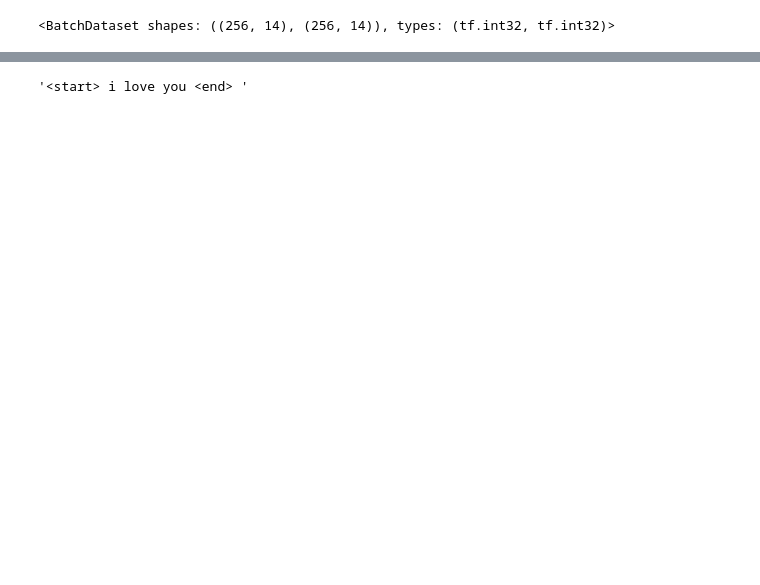
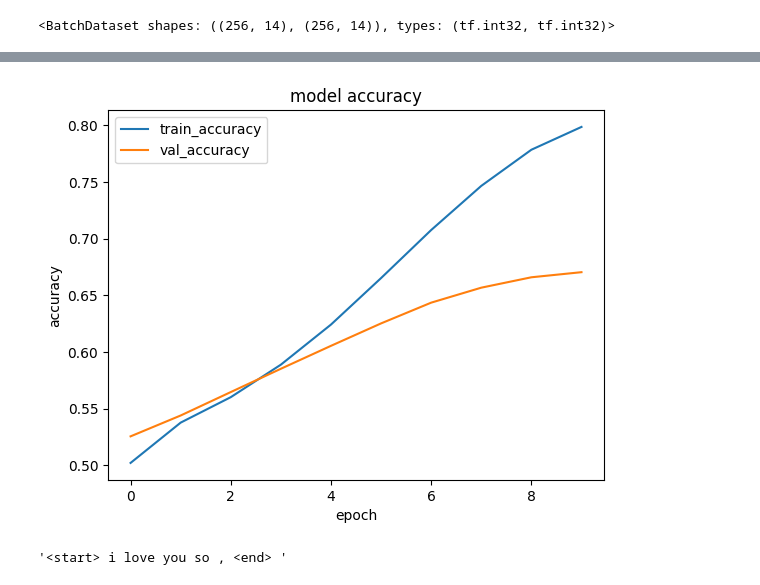
Before and after one commit to thinkover2022/aiffel_exp, a Jupyter notebook: 6-8/[exp-6]lyricist_ai_example.ipynb, the cells around one changed output, grey strips where cells are left out. Cells and saved outputs as stored; diff of their text form; code cells hidden in the pictures; blank space fills up the shorter version.

```diff
--- a/6-8/[exp-6]lyricist_ai_example.ipynb
+++ b/6-8/[exp-6]lyricist_ai_example.ipynb
@@ -216,0 +233,15 @@ dec_dataset = dec_dataset.batch(BATCH_SIZE, drop_remainder=True)
+# %%
+import numpy as np
+def get_embedding_size(num_categories):
+    #embedding_dimensions =  num_categories**0.25
+
+    if num_categories <= 1000 :
+        embedding_dimensions = min(500, num_categories/2)
+    # num_categories > 1000 일때
+    else:
+        embedding_dimensions = 75.6496 * np.log(num_categories + 176.623) - 41.4457
+
+    return int(embedding_dimensions)
+
+embedding_size = get_embedding_size(tokenizer.num_words + 1)
+embedding_size      # 워드 벡터의 차원수를 말하며 단어가 추상적으로 표현되는 크기입니다.
@@ -216,0 +259,7 @@ dec_dataset = dec_dataset.batch(BATCH_SIZE, drop_remainder=True)
+# %%
+def get_hidden_count(n_input, n_output, n_sample, alpha=2):
+    n_hidden = n_sample / (alpha*(n_input + n_output))
+    return int(n_hidden)
+
+hidden_size = get_hidden_count(n_input=embedding_size,n_output=tokenizer.num_words + 1, n_sample=BUFFER_SIZE*embedding_size)
+hidden_size  # 모델에 얼마나 많은 일꾼을 둘 것인가? 정도로 이해하면 좋다.
@@ -221,7 +272,10 @@ class TextGenerator(tf.keras.Model):
         # Embedding 레이어, 2개의 LSTM 레이어, 1개의 Dense 레이어로 구성되어 있다.
         # Embedding 레이어는 단어 사전의 인덱스 값을 해당 인덱스 번째의 워드 벡터로 바꿔준다.
         # 이 워드 벡터는 의미 벡터 공간에서 단어의 추상적 표현으로 사용된다.
-        self.embedding = tf.keras.layers.Embedding(vocab_size, embedding_size)
+        # input_dim : 어휘의 개수 --> 12000 +1
+        # output_dim: 각 단어의 벡터 길이 -->
+        # input_length: 시퀀스의 최대 길이
+        self.embedding = tf.keras.layers.Embedding(input_dim=vocab_size, output_dim=embedding_size,input_length=14)
         self.rnn_1 = tf.keras.layers.LSTM(hidden_size, return_sequences=True)
         self.rnn_2 = tf.keras.layers.LSTM(hidden_size, return_sequences=True)
         self.linear = tf.keras.layers.Dense(vocab_size)
@@ -235,10 +289,11 @@ class TextGenerator(tf.keras.Model):
         return out
 # embedding size 값이 커질수록 단어의 추상적인 특징들을 더 잡아낼 수 있지만
 # 그만큼 충분한 데이터가 없으면 안좋은 결과 값을 가져옵니다!
-embedding_size = 14 # 워드 벡터의 차원수를 말하며 단어가 추상적으로 표현되는 크기입니다.
-hidden_size = 1300 # 모델에 얼마나 많은 일꾼을 둘 것인가? 정도로 이해하면 좋다.
+#embedding_size # 워드 벡터의 차원수를 말하며 단어가 추상적으로 표현되는 크기입니다.
+#hidden_size # 모델에 얼마나 많은 일꾼을 둘 것인가? 정도로 이해하면 좋다.
 model = TextGenerator(tokenizer.num_words + 1, embedding_size , hidden_size) # tokenizer.num_words에 +1인 이유는 문장에 없는 pad가 사용되었기 때문이다.
 # %%
+%%time
 # optimizer와 loss등은 차차 배웁니다
 # 혹시 미리 알고 싶다면 아래 문서를 참고하세요
 # https://www.tensorflow.org/api_docs/python/tf/keras/optimizers
@@ -257,7 +312,7 @@ loss = tf.keras.losses.SparseCategoricalCrossentropy( # 훈련 데이터의 라
     reduction='none'  # 기본값은 SUM이다. 각자 나오는 값의 반환 원할 때 None을 사용한다.
 )
 # 모델을 학습시키키 위한 학습과정을 설정하는 단계이다.
-model.compile(loss=loss, optimizer=optimizer) # 손실함수와 훈련과정을 설정했다.
-model.fit(x=enc_dataset,validation_data=dec_dataset, epochs=10) # 만들어둔 데이터셋으로 모델을 학습한다. 10번 학습을 반복하겠다는 의미다.
+model.compile(loss=loss, optimizer=optimizer,metrics=['accuracy']) # 손실함수와 훈련과정을 설정했다.
+history = model.fit(x=enc_dataset,validation_data=dec_dataset, epochs=10) # 만들어둔 데이터셋으로 모델을 학습한다. 10번 학습을 반복하겠다는 의미다.
 # %% [output]
 Epoch 1/10
@@ -284,3 +345,13 @@ Epoch 10/10
+# %%
+plt.plot(history.history['accuracy'])
+plt.plot(history.history['val_accuracy'])
+plt.title('model accuracy')
+plt.ylabel('accuracy')
+plt.xlabel('epoch')
+plt.legend(['train_accuracy', 'val_accuracy'], loc='upper left')
+plt.show()
+# %% [output]
+[figure, added]
 # %%
 #문장생성 함수 정의
 #모델에게 시작 문장을 전달하면 모델이 시작 문장을 바탕으로 작문을 진행
@@ -315,4 +386,4 @@ def generate_text(model, tokenizer, init_sentence="<start>", max_len=20): #시
 # %%
 generate_text(model, tokenizer, init_sentence="<start> I love", max_len=20)
 # %% [output]
-'<start> i love you <end> '
+'<start> i love you so , <end> '
```
Also changed, not shown: parts of 12 cells of this notebook.
